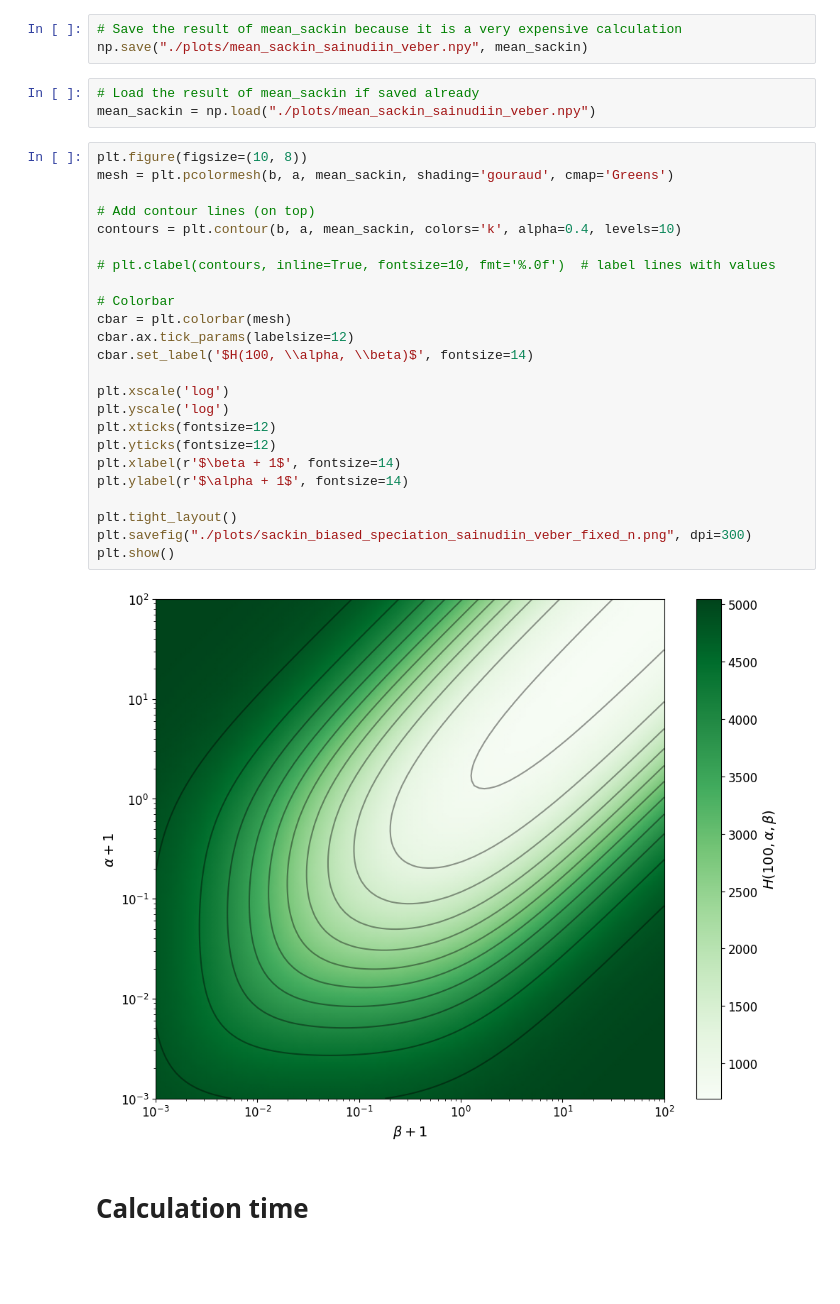
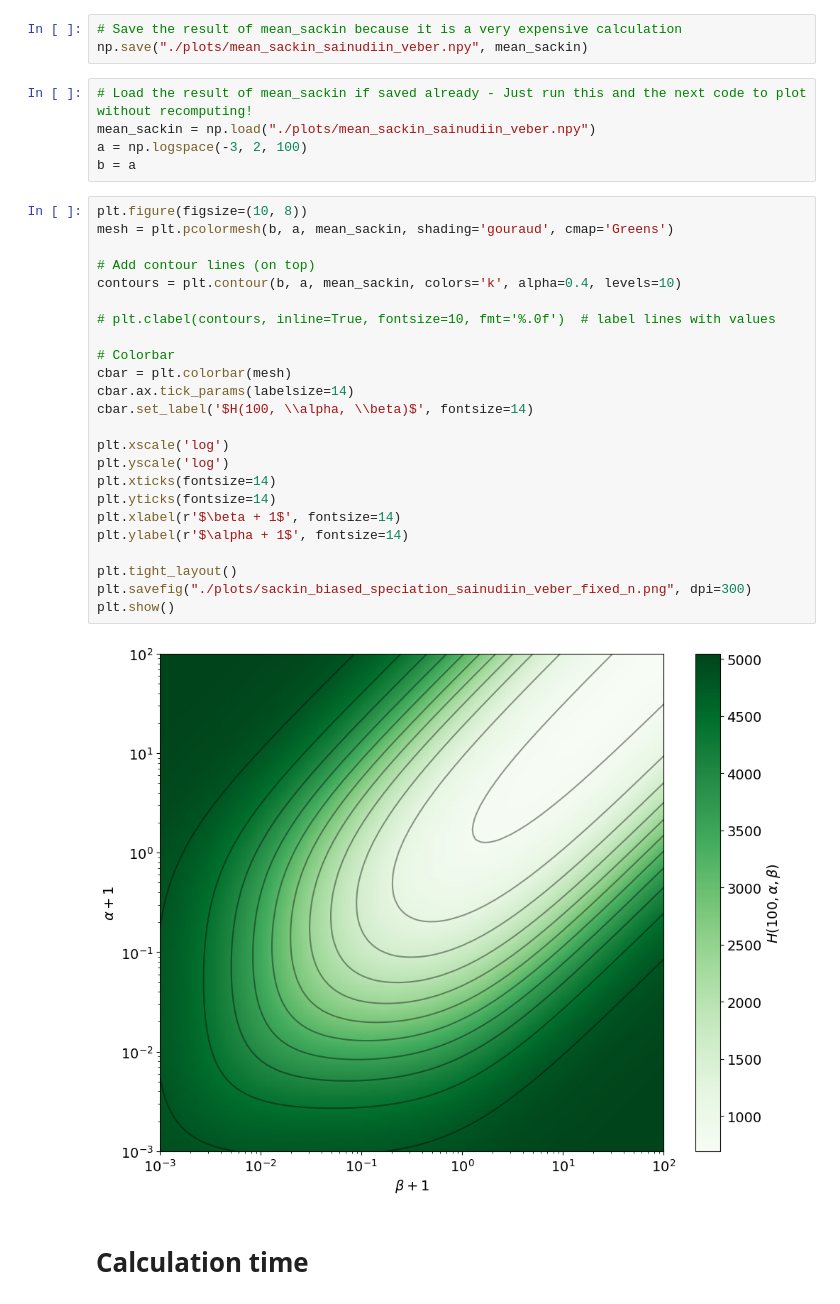
Before and after one commit to dbauman18/biased_speciation_calculation, a Jupyter notebook: biased_speciation.ipynb, the cells around one changed output. Cells and saved outputs as stored; diff of their text form; blank space fills up the shorter version.

```diff
--- a/biased_speciation.ipynb
+++ b/biased_speciation.ipynb
@@ -326,34 +326,36 @@ for i, ai in enumerate(a):
 # Save the result of mean_sackin because it is a very expensive calculation
 np.save("./plots/mean_sackin_sainudiin_veber.npy", mean_sackin)
 # %%
-# Load the result of mean_sackin if saved already
+# Load the result of mean_sackin if saved already - Just run this and the next code to plot without recomputing!
 mean_sackin = np.load("./plots/mean_sackin_sainudiin_veber.npy")
+a = np.logspace(-3, 2, 100)
+b = a
 # %%
 plt.figure(figsize=(10, 8))
 mesh = plt.pcolormesh(b, a, mean_sackin, shading='gouraud', cmap='Greens')
 
 # Add contour lines (on top)
 contours = plt.contour(b, a, mean_sackin, colors='k', alpha=0.4, levels=10)
 
 # plt.clabel(contours, inline=True, fontsize=10, fmt='%.0f')  # label lines with values
 
 # Colorbar
 cbar = plt.colorbar(mesh)
-cbar.ax.tick_params(labelsize=12)
+cbar.ax.tick_params(labelsize=14)
 cbar.set_label('$H(100, \\alpha, \\beta)$', fontsize=14)
 
 plt.xscale('log')
 plt.yscale('log')
-plt.xticks(fontsize=12)
-plt.yticks(fontsize=12)
+plt.xticks(fontsize=14)
+plt.yticks(fontsize=14)
 plt.xlabel(r'$\beta + 1$', fontsize=14)
 plt.ylabel(r'$\alpha + 1$', fontsize=14)
 
 plt.tight_layout()
 plt.savefig("./plots/sackin_biased_speciation_sainudiin_veber_fixed_n.png", dpi=300)
 plt.show()
 # %% [output]
-[figure, old version]
+[figure, new version]
 # %% [markdown]
 # Calculation time
 # %%
```
Also changed, not shown: parts of 7 cells of this notebook, 5 other files.
